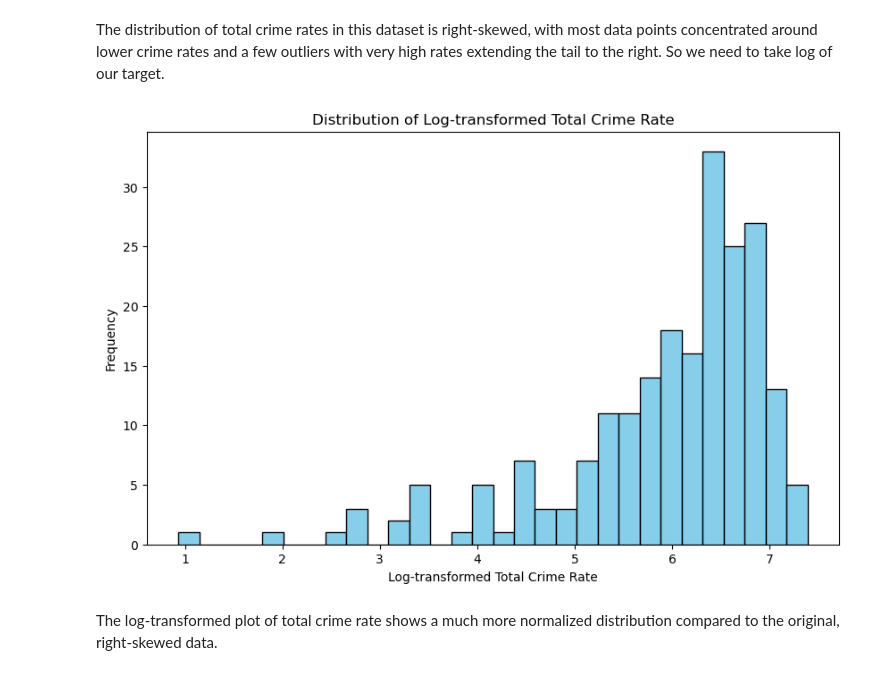
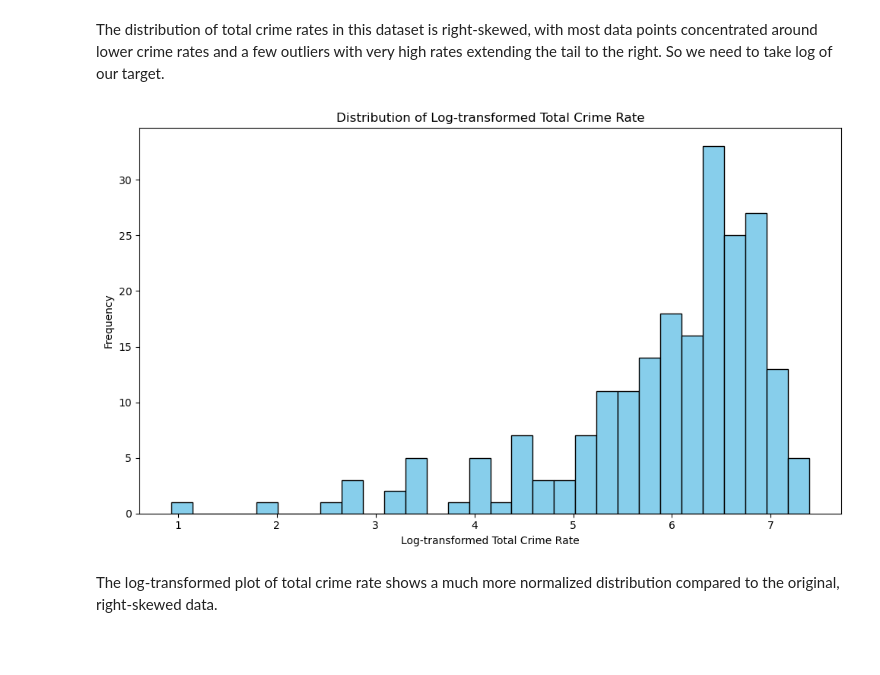
Before and after one commit to lpm24/youth_crime_group_project, a Jupyter notebook: code/01_EDA_and_Data_Cleaning.ipynb, the cells around one changed output. Saved outputs shown, nothing was run; the diff lists cells and outputs as text; code cells hidden in the pictures; blank space fills up the shorter version.

```diff
--- a/code/01_EDA_and_Data_Cleaning.ipynb
+++ b/code/01_EDA_and_Data_Cleaning.ipynb
@@ -517,16 +517,17 @@ The distribution of total crime rates in this dataset is right-skewed, with most
 # %%
 combined['log_total_crime_rate'] = np.log1p(combined['total_crime_rate'])
 combined['log_total_crime_rate']
 
 # Plotting the distribution of the log-transformed total crime rate
 plt.figure(figsize=(10, 6))
 plt.hist(combined['log_total_crime_rate'], bins=30, color='skyblue', edgecolor='black')
 plt.title('Distribution of Log-transformed Total Crime Rate')
 plt.xlabel('Log-transformed Total Crime Rate')
 plt.ylabel('Frequency');
+plt.tight_layout()
 plt.savefig('../img/distribution_log_transformed_total_crime_rate.jpg')
 # %% [output]
-[figure, old version]
+[figure, new version]
 # %% [markdown]
 The log-transformed plot of total crime rate shows a much more normalized distribution compared to the original, right-skewed data.
 # %% [markdown]
```
Also changed, not shown: parts of 4 cells of this notebook, 7 other files.
